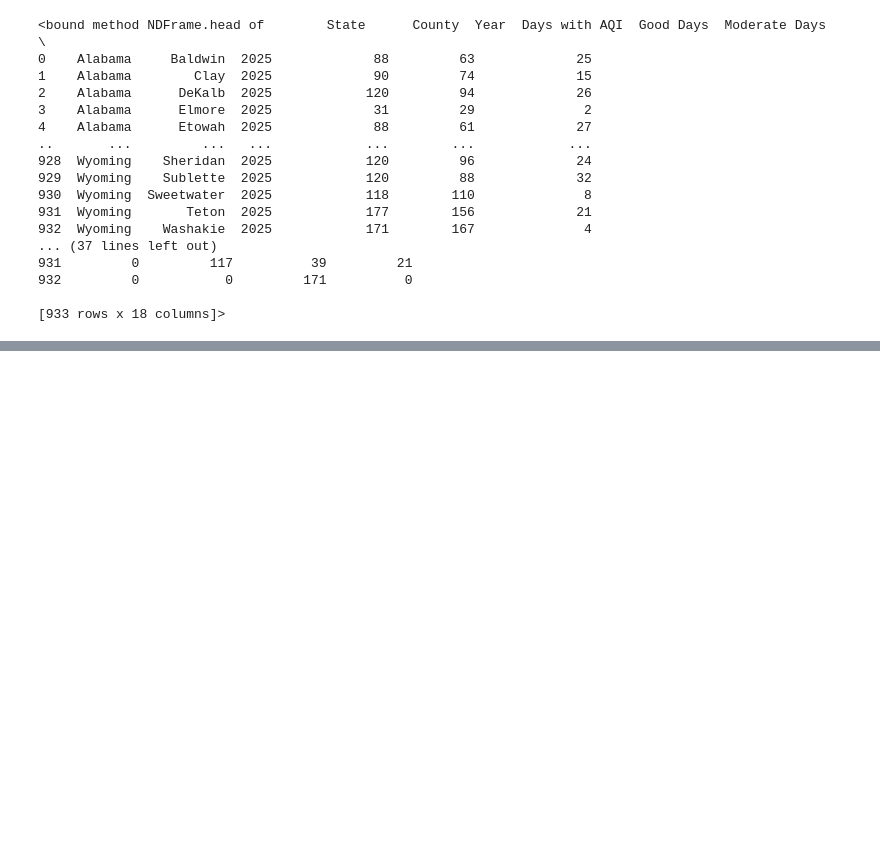
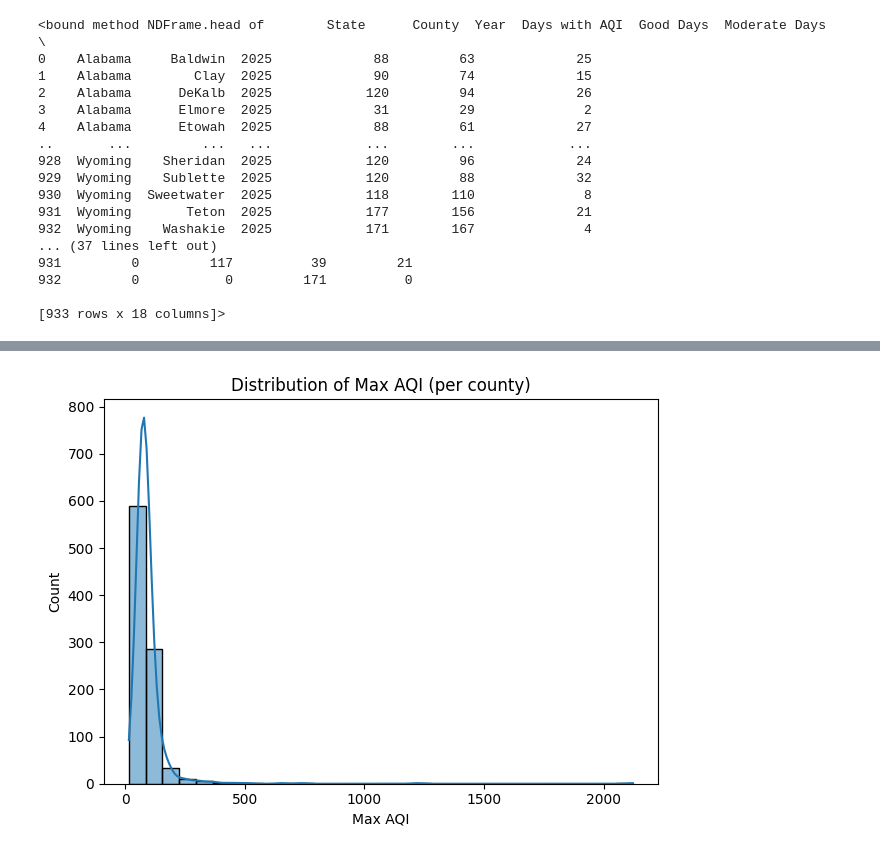
Before and after one commit to INDERJEET-KAUR-25/Air-Quality-Trend-Analysis-and-AQI-Prediction, a Jupyter notebook: data_preprocessing.ipynb, the cells around one changed output, grey strips where cells are left out. Drawn from its saved outputs; the diff is of its cells as text; code cells hidden in the pictures; blank space fills up the shorter version.

```diff
--- a/data_preprocessing.ipynb
+++ b/data_preprocessing.ipynb
@@ -99,0 +100,21 @@ After canonicalization shape: (933, 18)
+# %%
+# Determine day columns present
+day_cols = [c for c in ['Days Good','Days Moderate','Days Unhealthy for Sensitive Groups',
+                        'Days Unhealthy','Days Very Unhealthy','Days Hazardous'] if c in df.columns]
+
+# Total monitored days (sum of day categories)
+df['Total_AQI_Days'] = df[day_cols].sum(axis=1, skipna=True)
+# %%
+# Sum of unhealthy categories and percent unhealthy
+unhealthy_cols = [c for c in ['Days Unhealthy','Days Very Unhealthy','Days Hazardous'] if c in df.columns]
+df['Days_Unhealthy_sum'] = df[unhealthy_cols].sum(axis=1, skipna=True)
+df['Pct_Unhealthy'] = (df['Days_Unhealthy_sum'] / df['Total_AQI_Days']).replace([np.inf, -np.inf], np.nan).fillna(0)
+
+# If Median AQI missing but Max AQI present, impute simple median
+if 'Median AQI' not in df.columns and 'Max AQI' in df.columns:
+    df['Median AQI'] = df['Max AQI'] * 0.6
+
+# Drop rows missing Max AQI (target for regression)
+df = df.dropna(subset=['Max AQI']).reset_index(drop=True)
+print("After feature engineering shape:", df.shape)
+display(df.head())
@@ -99,0 +130,11 @@ After canonicalization shape: (933, 18)
+# %%
+# EDA :Distributions and boxplots
+# Histogram of Max AQI
+plt.figure()
+sns.histplot(df['Max AQI'], bins=30, kde=True)
+plt.title('Distribution of Max AQI (per county)')
+plt.xlabel('Max AQI'); plt.ylabel('Count')
+plt.tight_layout()
+plt.show()
+# %% [output]
+[figure, added]
```
Also changed, not shown: parts of 7 cells of this notebook.
